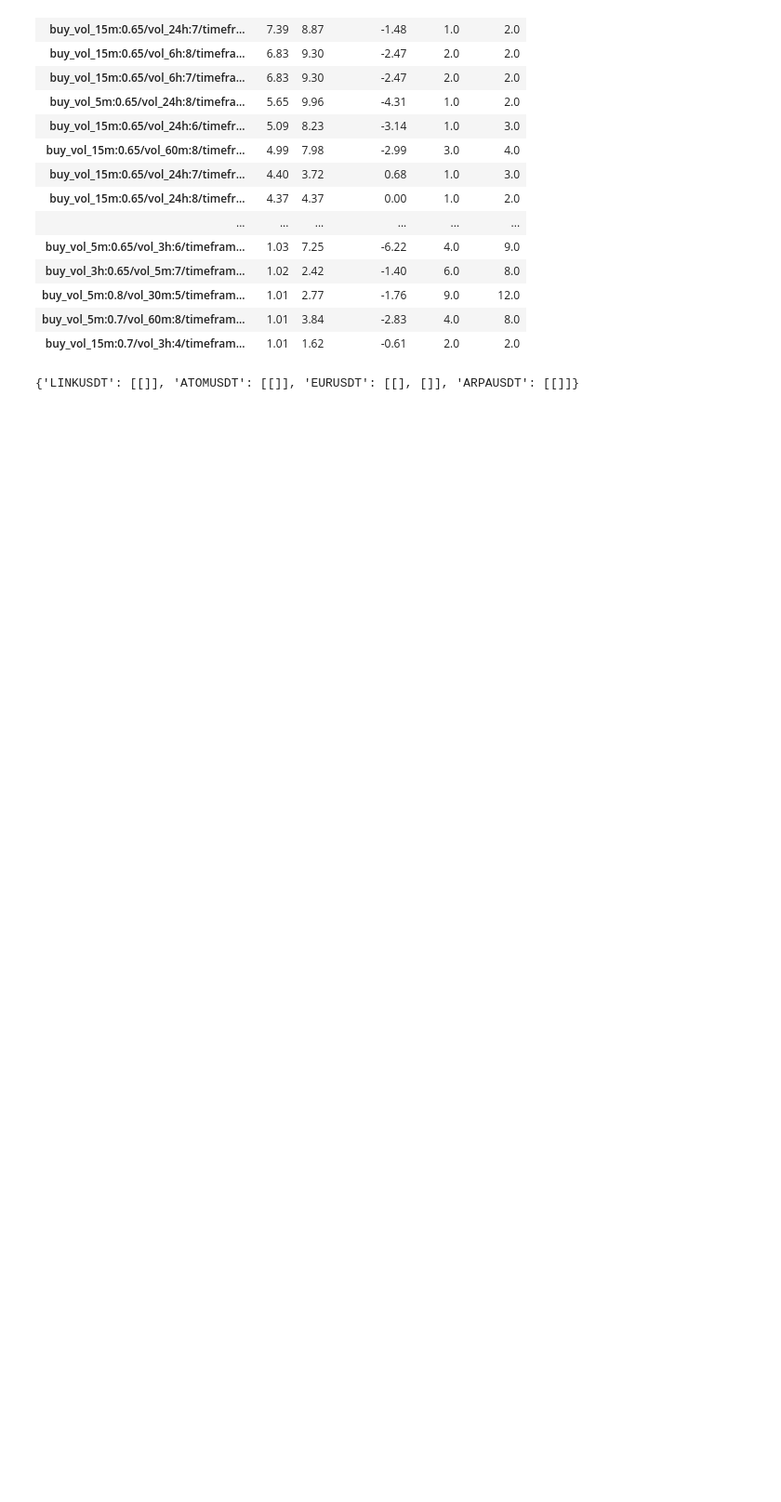
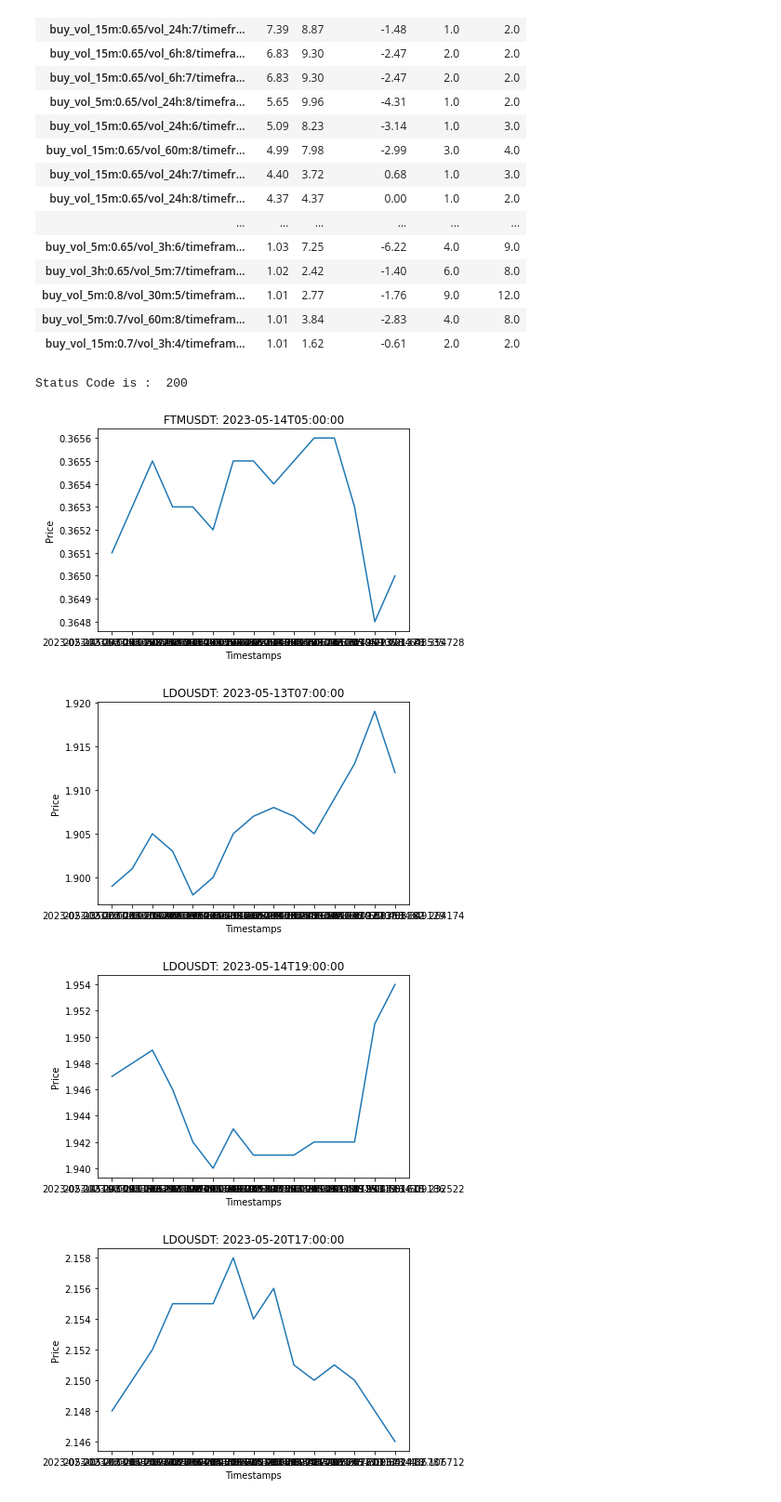
Before and after one commit to albertoRainieri/Crypto_Trading_System, a Jupyter notebook: analysis/Analysis.ipynb, the cells around one changed output. Shown: that part at 93% size. Saved outputs shown, nothing was run; the diff lists cells and outputs as text; code cells hidden in the pictures; blank space fills up the shorter version.

```diff
--- a/analysis/Analysis.ipynb
+++ b/analysis/Analysis.ipynb
@@ -58,5 +58,5 @@ df.sort_values(by=['mean'], ascending=False)
 # %%
-key = 'buy_vol_15m:0.65/vol_60m:8/timeframe:1440/vlty:1'
-response = getTimeseries(info, key)
+key = 'buy_vol_3h:0.65/vol_5m:7/timeframe:15/vlty:1'
+response = getTimeseries(info, key, check_past=60)
 # %% [output]
-{'LINKUSDT': [[]], 'ATOMUSDT': [[]], 'EURUSDT': [[], []], 'ARPAUSDT': [[]]}
+Status Code is :  200
@@ -64,0 +63,7 @@ response
+# %%
+plotTimeseries(response)
+# %% [output]
+[figure, added]
+[figure, added]
+[figure, added]
+[figure, added]
```
Also changed, not shown: parts of 5 cells of this notebook, 2 other files.
